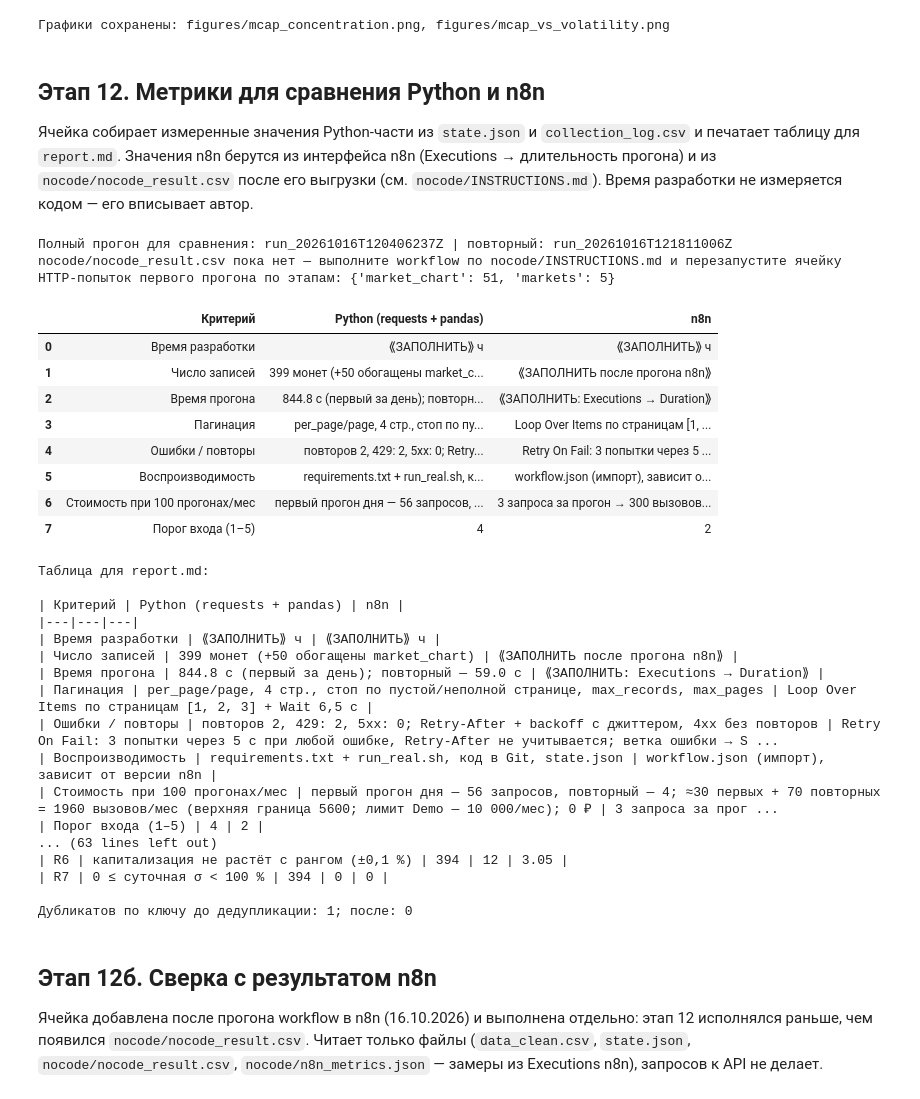
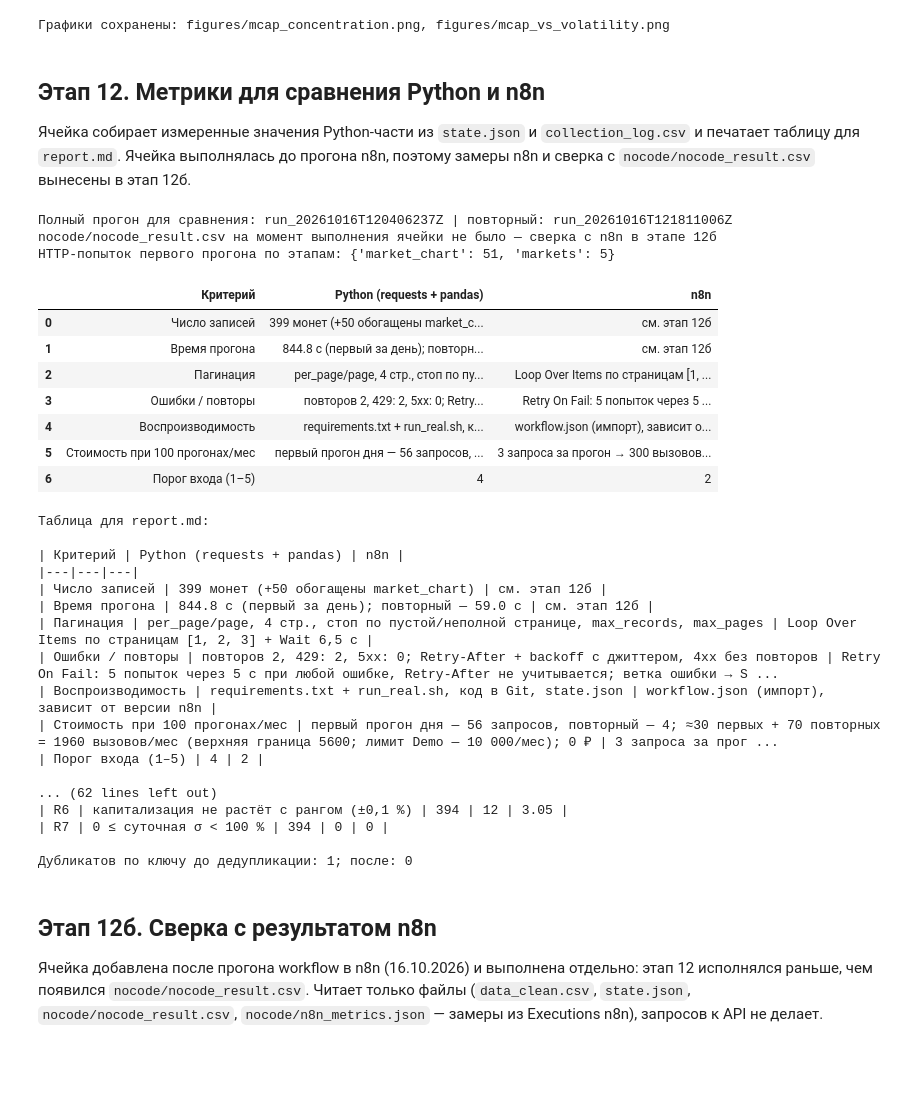
Before and after one commit to Meta1rus/web-data-extraction, a Jupyter notebook: solutions/lab3_podolskiy_5/lab3.ipynb, the cells around one changed output. Cells and saved outputs as stored; diff of their text form; code cells hidden in the pictures; blank space fills up the shorter version.

```diff
--- a/solutions/lab3_podolskiy_5/lab3.ipynb
+++ b/solutions/lab3_podolskiy_5/lab3.ipynb
@@ -1581,8 +1581,7 @@ print("Графики сохранены: figures/mcap_concentration.png, figure
 ## Этап 12. Метрики для сравнения Python и n8n
 
 Ячейка собирает измеренные значения Python-части из `state.json` и `collection_log.csv` и печатает таблицу для `report.md`.
-Значения n8n берутся из интерфейса n8n (Executions → длительность прогона) и из `nocode/nocode_result.csv`
-после его выгрузки (см. `nocode/INSTRUCTIONS.md`). Время разработки не измеряется кодом — его вписывает автор.
+Ячейка выполнялась до прогона n8n, поэтому замеры n8n и сверка с `nocode/nocode_result.csv` вынесены в этап 12б.
 # %%
 runs = pd.DataFrame(load_state()["runs"]).set_index("run_id")
 full_runs = runs[runs["enriched"] > 0]          # «первый прогон дня»: с обогащением
@@ -1600,66 +1599,64 @@ if nocode_csv.exists():
     common = set(n8n.get("coin_id", pd.Series(dtype=str)).astype(str)) & set(last["id"].astype(str))
     print(f"nocode_result.csv: {n8n_rows}; совпадает с Python-снимком по id: {len(common)}")
 else:
-    n8n_rows = "⟪ЗАПОЛНИТЬ после прогона n8n⟫"
-    print("nocode/nocode_result.csv пока нет — выполните workflow по nocode/INSTRUCTIONS.md и перезапустите ячейку")
+    n8n_rows = "см. этап 12б"
+    print("nocode/nocode_result.csv на момент выполнения ячейки не было — сверка с n8n в этапе 12б")
 
 calls1, calls2 = int(r1["http_attempts"]), int(r2["http_attempts"])
 comparison = pd.DataFrame([
-    ("Время разработки", "⟪ЗАПОЛНИТЬ⟫ ч", "⟪ЗАПОЛНИТЬ⟫ ч"),
     ("Число записей", f"{int(r1['unique_records'])} монет (+{int(r1['enriched'])} обогащены market_chart)", n8n_rows),
     ("Время прогона", f"{r1['duration_s']} с (первый за день); повторный — {r2['duration_s']} с",
-     "⟪ЗАПОЛНИТЬ: Executions → Duration⟫"),
+     "см. этап 12б"),
     ("Пагинация", f"per_page/page, {int(r1['pages'])} стр., стоп по пустой/неполной странице, max_records, max_pages",
      "Loop Over Items по страницам [1, 2, 3] + Wait 6,5 с"),
     ("Ошибки / повторы", f"повторов {int(r1['retries'])}, 429: {int(r1['status_429'])}, 5xx: {int(r1['status_5xx'])}; "
      "Retry-After + backoff с джиттером, 4xx без повторов",
-     "Retry On Fail: 3 попытки через 5 с при любой ошибке, Retry-After не учитывается; ветка ошибки → Stop and Error"),
+     "Retry On Fail: 5 попыток через 5 с при любой ошибке, Retry-After не учитывается; ветка ошибки → Stop and Error"),
     ("Воспроизводимость", "requirements.txt + run_real.sh, код в Git, state.json", "workflow.json (импорт), зависит от версии n8n"),
     ("Стоимость при 100 прогонах/мес", f"первый прогон дня — {calls1} запросов, повторный — {calls2}; "
      f"≈30 первых + 70 повторных = {30 * calls1 + 70 * calls2} вызовов/мес (верхняя граница {100 * calls1}; "
      "лимит Demo — 10 000/мес); 0 ₽", "3 запроса за прогон → 300 вызовов/мес; self-hosted 0 ₽"),
     ("Порог входа (1–5)", "4", "2"),
 ], columns=["Критерий", "Python (requests + pandas)", "n8n"])
 print("HTTP-попыток первого прогона по этапам:", by_stage)
 display(comparison)
 print("\nТаблица для report.md:\n")
 print(md_table(comparison))
 
 print(f"\nПолнота полей сохранённого снимка {snap_date} ({len(last)} строк) для report.md:\n")
 stored_cols = [c for c in CLEAN_COLUMNS if c in last.columns]
 compl = pd.DataFrame({"поле": stored_cols, "тип": [str(last[c].dtype) for c in stored_cols],
                       "полнота, %": [round(float(last[c].notna().mean() * 100), 1) for c in stored_cols]})
 print(md_table(compl))
 print("\nПравила бизнес-логики (тот же снимок):\n")
 print(md_table(business_rules(last)[0]))
 print(f"\nДубликатов по ключу до дедупликации: {n_raw - len(df_snap)}; после: "
       f"{int(read_clean().duplicated(subset=KEY).sum())}")
 # %% [output]
 Полный прогон для сравнения: run_20261016T120406237Z | повторный: run_20261016T121811006Z
-nocode/nocode_result.csv пока нет — выполните workflow по nocode/INSTRUCTIONS.md и перезапустите ячейку
+nocode/nocode_result.csv на момент выполнения ячейки не было — сверка с n8n в этапе 12б
 HTTP-попыток первого прогона по этапам: {'market_chart': 51, 'markets': 5}
 |  | Критерий | Python (requests + pandas) | n8n |
-| 0 | Время разработки | ⟪ЗАПОЛНИТЬ⟫ ч | ⟪ЗАПОЛНИТЬ⟫ ч |
-| 1 | Число записей | 399 монет (+50 обогащены market_c... | ⟪ЗАПОЛНИТЬ после прогона n8n⟫ |
-| 2 | Время прогона | 844.8 с (первый за день); повторн... | ⟪ЗАПОЛНИТЬ: Executions → Duration⟫ |
-| 3 | Пагинация | per_page/page, 4 стр., стоп по пу... | Loop Over Items по страницам [1, ... |
-| 4 | Ошибки / повторы | повторов 2, 429: 2, 5xx: 0; Retry... | Retry On Fail: 3 попытки через 5 ... |
-| 5 | Воспроизводимость | requirements.txt + run_real.sh, к... | workflow.json (импорт), зависит о... |
-| 6 | Стоимость при 100 прогонах/мес | первый прогон дня — 56 запросов, ... | 3 запроса за прогон → 300 вызовов... |
-| 7 | Порог входа (1–5) | 4 | 2 |
+| 0 | Число записей | 399 монет (+50 обогащены market_c... | см. этап 12б |
+| 1 | Время прогона | 844.8 с (первый за день); повторн... | см. этап 12б |
+| 2 | Пагинация | per_page/page, 4 стр., стоп по пу... | Loop Over Items по страницам [1, ... |
+| 3 | Ошибки / повторы | повторов 2, 429: 2, 5xx: 0; Retry... | Retry On Fail: 5 попыток через 5 ... |
+| 4 | Воспроизводимость | requirements.txt + run_real.sh, к... | workflow.json (импорт), зависит о... |
+| 5 | Стоимость при 100 прогонах/мес | первый прогон дня — 56 запросов, ... | 3 запроса за прогон → 300 вызовов... |
+| 6 | Порог входа (1–5) | 4 | 2 |
 Таблица для report.md:
 
 | Критерий | Python (requests + pandas) | n8n |
 |---|---|---|
-| Время разработки | ⟪ЗАПОЛНИТЬ⟫ ч | ⟪ЗАПОЛНИТЬ⟫ ч |
-| Число записей | 399 монет (+50 обогащены market_chart) | ⟪ЗАПОЛНИТЬ после прогона n8n⟫ |
-| Время прогона | 844.8 с (первый за день); повторный — 59.0 с | ⟪ЗАПОЛНИТЬ: Executions → Duration⟫ |
+| Число записей | 399 монет (+50 обогащены market_chart) | см. этап 12б |
+| Время прогона | 844.8 с (первый за день); повторный — 59.0 с | см. этап 12б |
 | Пагинация | per_page/page, 4 стр., стоп по пустой/неполной странице, max_records, max_pages | Loop Over Items по страницам [1, 2, 3] + Wait 6,5 с |
-| Ошибки / повторы | повторов 2, 429: 2, 5xx: 0; Retry-After + backoff с джиттером, 4xx без повторов | Retry On Fail: 3 попытки через 5 с при любой ошибке, Retry-After не учитывается; ветка ошибки → S ...
+| Ошибки / повторы | повторов 2, 429: 2, 5xx: 0; Retry-After + backoff с джиттером, 4xx без повторов | Retry On Fail: 5 попыток через 5 с при любой ошибке, Retry-After не учитывается; ветка ошибки → S ...
 | Воспроизводимость | requirements.txt + run_real.sh, код в Git, state.json | workflow.json (импорт), зависит от версии n8n |
 | Стоимость при 100 прогонах/мес | первый прогон дня — 56 запросов, повторный — 4; ≈30 первых + 70 повторных = 1960 вызовов/мес (верхняя граница 5600; лимит Demo — 10 000/мес); 0 ₽ | 3 запроса за прог ...
 | Порог входа (1–5) | 4 | 2 |
-... (63 lines left out)
+
+... (62 lines left out)
 | R6 | капитализация не растёт с рангом (±0,1 %) | 394 | 12 | 3.05 |
 | R7 | 0 ≤ суточная σ < 100 % | 394 | 0 | 0 |
 
```
Also changed, not shown: parts of 4 cells of this notebook, 56 other files.
